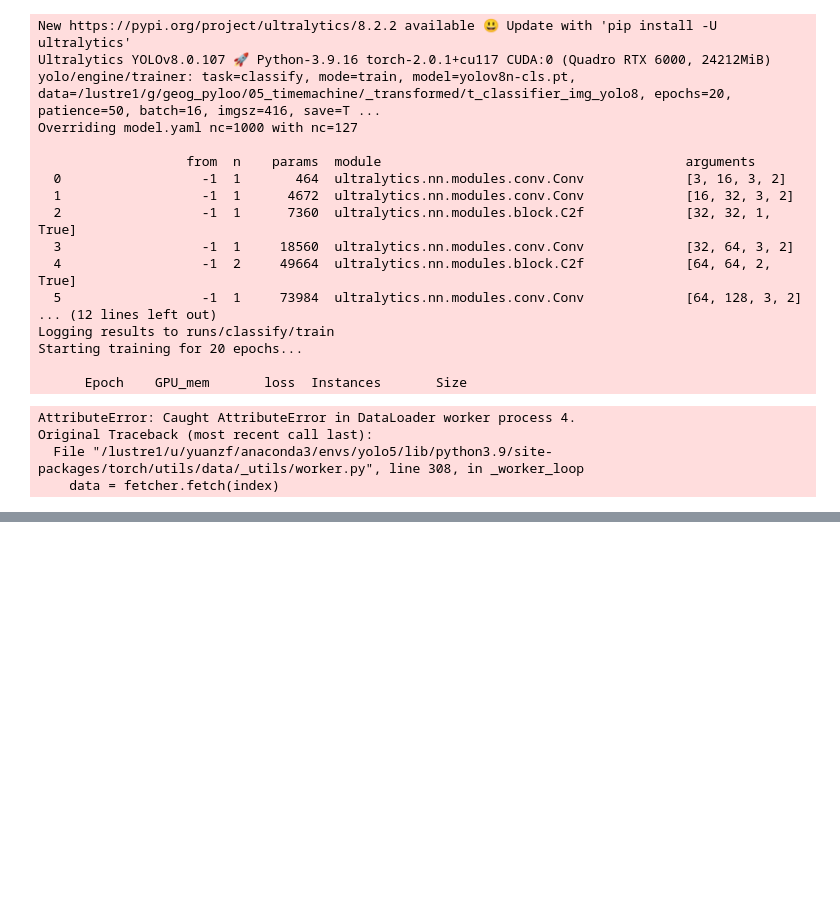
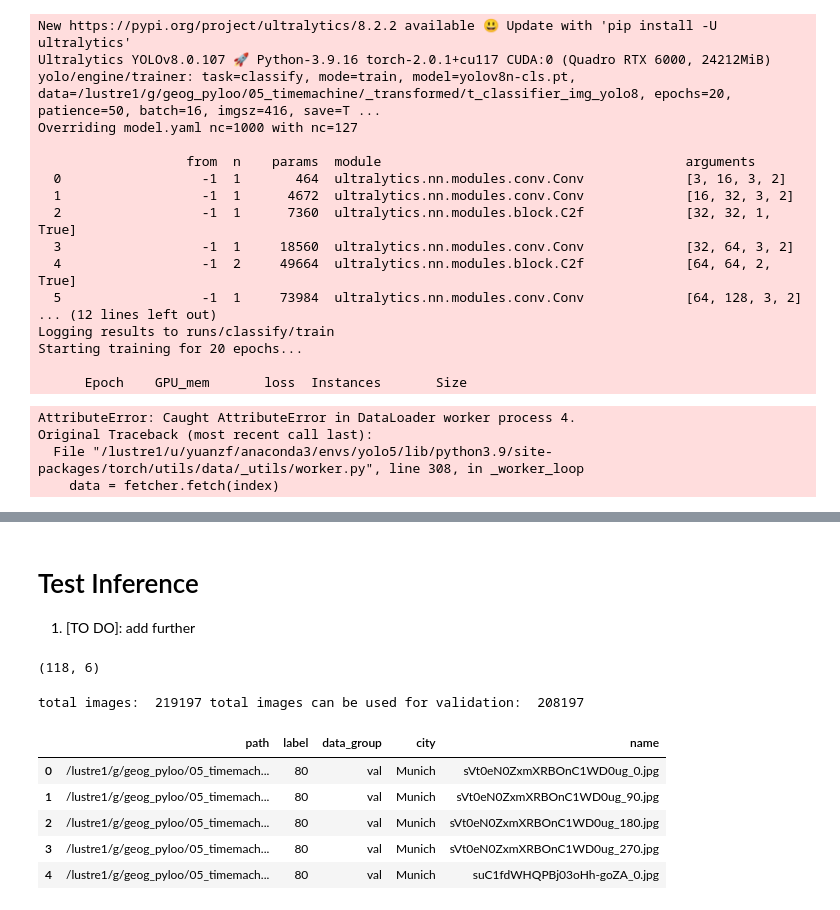
Before and after one commit to brookefzy/uvi-time-machine, a Jupyter notebook: _script/A-city-never-was/B1_data_prepare_yolo.ipynb, the cells around one changed output, grey strips where cells are left out. Cells and saved outputs as stored; diff of their text form; code cells hidden in the pictures; blank space fills up the shorter version.

```diff
--- a/_script/A-city-never-was/B1_data_prepare_yolo.ipynb
+++ b/_script/A-city-never-was/B1_data_prepare_yolo.ipynb
@@ -269,2 +221,5 @@ results = model.predict(“/kaggle/working/data/test/Cricket/704bb73ae1.jpg”)
 probs = result.probs # Probs object for classification outputs
 print(probs.data)
+# %% [markdown]
+# Test Inference
+1. [TO DO]: add further
@@ -270,0 +235,33 @@ print(probs.data)
+# %%
+# load all data already in train and test
+YOLOFOLDER = "/lustre1/g/geog_pyloo/05_timemachine/_transformed/t_classifier_img_yolo8"
+files = glob(YOLOFOLDER+'/*/*/*')
+
+df = pd.DataFrame({'path':files})
+df['file_type'] = df['path'].apply(lambda x: x.split("/")[-1].split(".")[-1])
+df['folder'] = df['path'].apply(lambda x: x.split("/")[-2])
+df['group'] = df['path'].apply(lambda x: x.split("/")[-3])
+df['name'] = df['path'].apply(lambda x: x.split("/")[-1])
+# check for duplicates
+df["unique_count"] = df.groupby("name")["name"].transform("count")
+print(df[df['unique_count']>1].shape[0])
+df[df['unique_count']>1].groupby('folder').size() # this is not too bad. OK, keep moving
+# %% [output]
+(118, 6)
+# %%
+files = glob(TRANSFORMED_FOLDER+"/*.csv") # these are all individual data
+testdf = pd.read_csv(files[3])
+testdf['name'] = testdf['path'].apply(lambda x: x.split("/")[-1])
+valdf = testdf[~testdf["name"].isin(df["name"])].reset_index(drop = True)
+n_all = testdf.shape[0]
+n_val = valdf.shape[0]
+print("total images: ", n_all, "total images can be used for validation: ", n_val)
+valdf.head()
+# %% [output]
+total images:  219197 total images can be used for validation:  208197
+|  | path | label | data_group | city | name |
+| 0 | /lustre1/g/geog_pyloo/05_timemach... | 80 | val | Munich | sVt0eN0ZxmXRBOnC1WD0ug_0.jpg |
+| 1 | /lustre1/g/geog_pyloo/05_timemach... | 80 | val | Munich | sVt0eN0ZxmXRBOnC1WD0ug_90.jpg |
+| 2 | /lustre1/g/geog_pyloo/05_timemach... | 80 | val | Munich | sVt0eN0ZxmXRBOnC1WD0ug_180.jpg |
+| 3 | /lustre1/g/geog_pyloo/05_timemach... | 80 | val | Munich | sVt0eN0ZxmXRBOnC1WD0ug_270.jpg |
+| 4 | /lustre1/g/geog_pyloo/05_timemach... | 80 | val | Munich | suC1fdWHQPBj03oHh-goZA_0.jpg |
```
Also changed, not shown: parts of 20 cells of this notebook, 19 other files.
